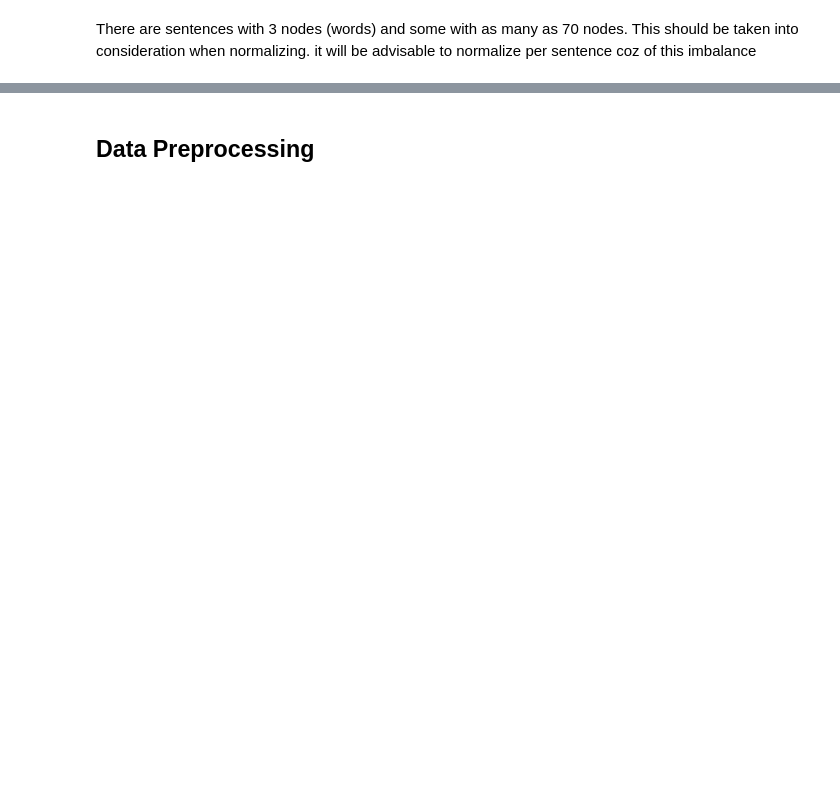
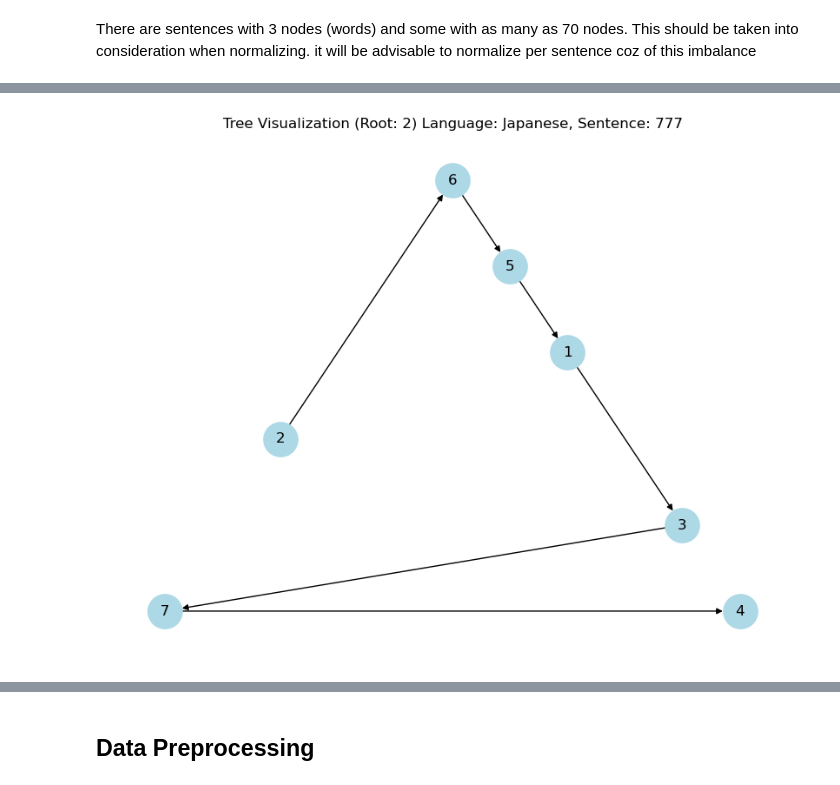
Before and after one commit to nifeolaj/tree-root-prediction, a Jupyter notebook: notebooks/model.ipynb, the cells around one changed output, grey strips where cells are left out. Cells and saved outputs as stored; diff of their text form; code cells hidden in the pictures; blank space fills up the shorter version.

```diff
--- a/notebooks/model.ipynb
+++ b/notebooks/model.ipynb
@@ -95,0 +180,4 @@ for i, row in df.head(3).iterrows():
+# %%
+ visualize_tree(ast.literal_eval(df.iloc[389]['edgelist']), df.iloc[389]['root'], f"Language: {df.iloc[389]['language']}, Sentence: {df.iloc[389]['sentence']}")
+# %% [output]
+[figure, added]
```
Also changed, not shown: parts of 46 cells of this notebook.
